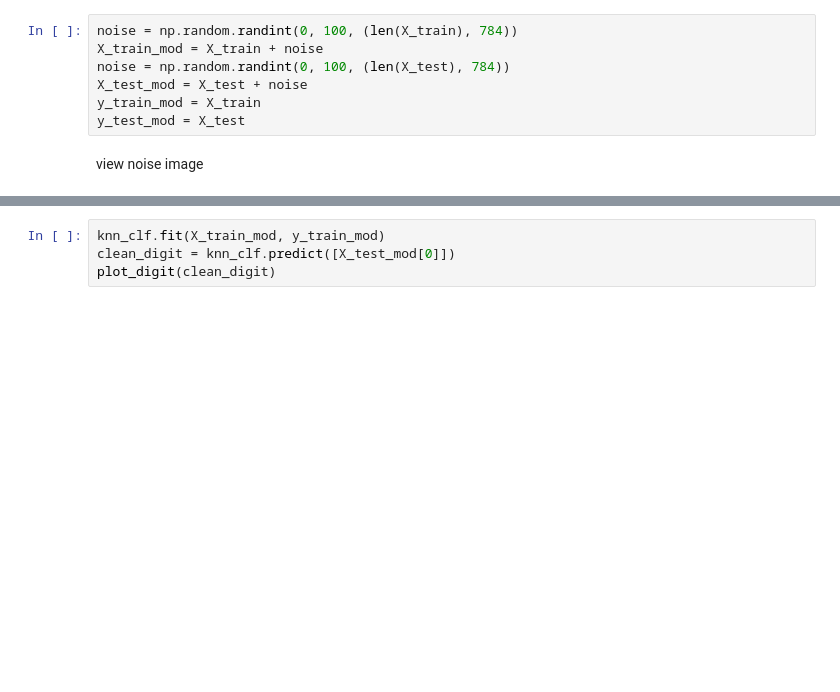
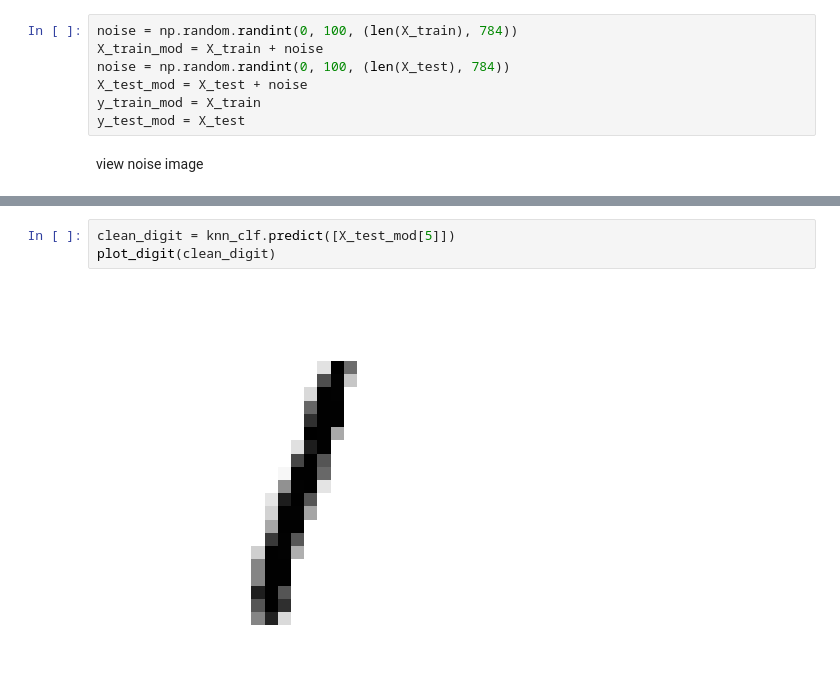
Before and after one commit to Kratosgado/Machine-Learning, a Jupyter notebook: ml intro/classification/mnist.ipynb, the cells around one changed output, grey strips where cells are left out. Drawn from its saved outputs; the diff is of its cells as text; blank space fills up the shorter version.

```diff
--- a/ml intro/classification/mnist.ipynb
+++ b/ml intro/classification/mnist.ipynb
@@ -434,4 +442,5 @@ plot_digit(noise_image)
 # %%
-knn_clf.fit(X_train_mod, y_train_mod)
-clean_digit = knn_clf.predict([X_test_mod[0]])
+clean_digit = knn_clf.predict([X_test_mod[5]])
 plot_digit(clean_digit)
+# %% [output]
+[figure, added]
```
Also changed, not shown: parts of 3 cells of this notebook.
